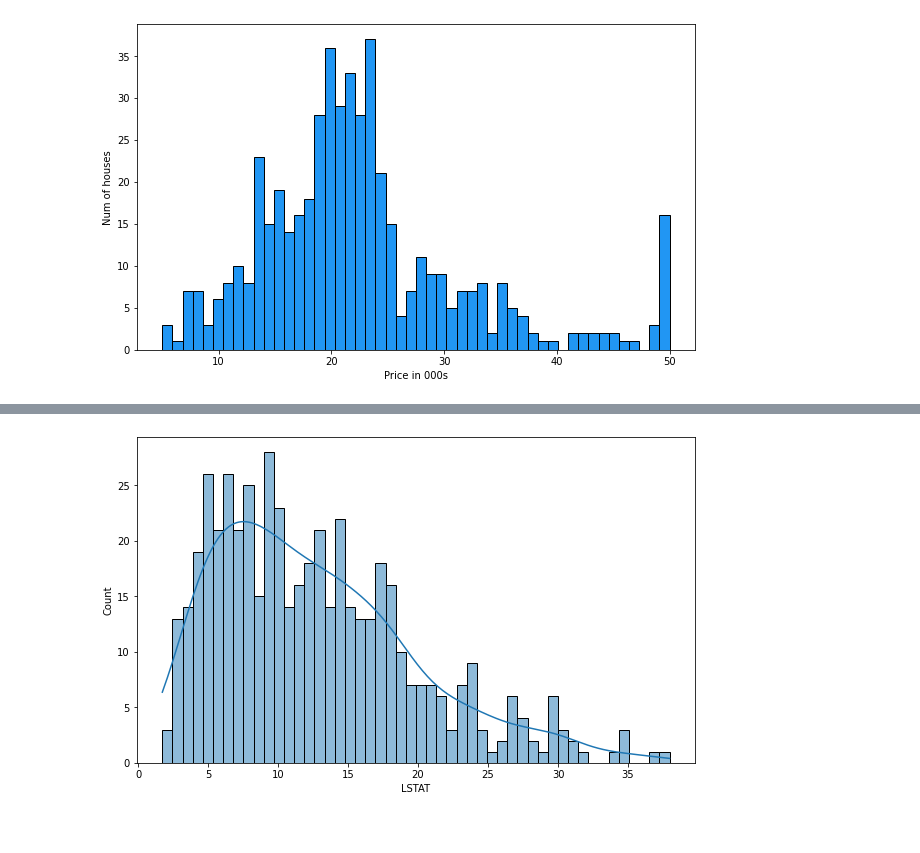
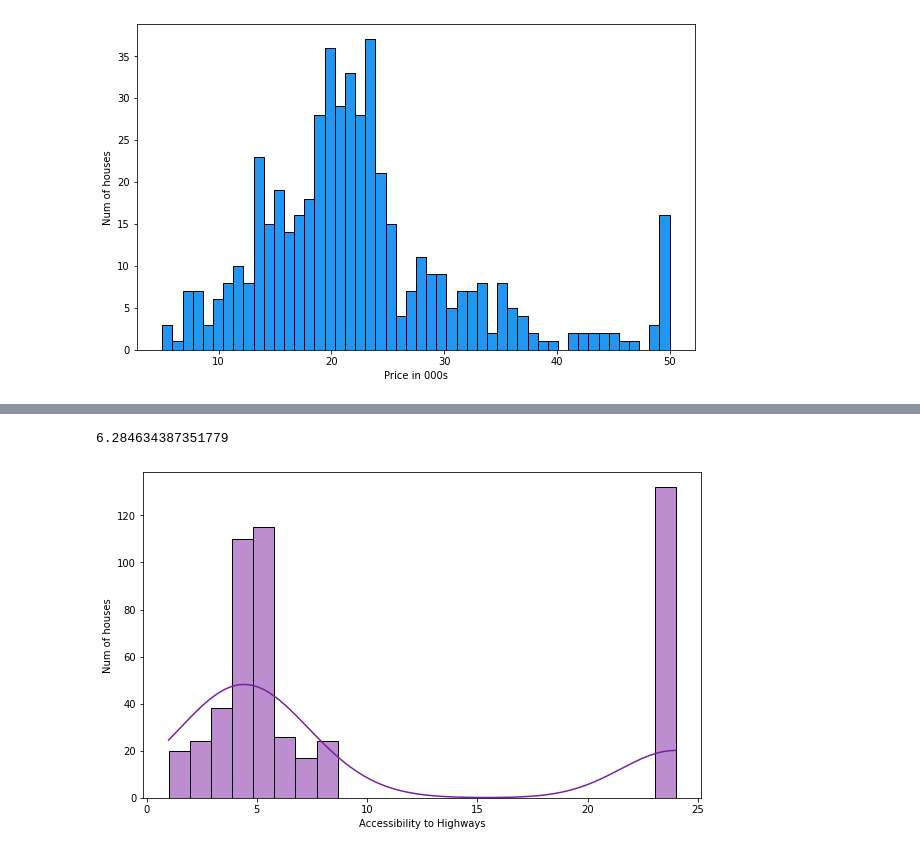
Before and after one commit to marb61a/Data-Science-Projects, a Jupyter notebook: Multivariate_Regression/multivariate_regression.ipynb, the cells around one changed output, grey strips where cells are left out. Saved outputs shown, nothing was run; the diff lists cells and outputs as text; code cells hidden in the pictures.

```diff
--- a/Multivariate_Regression/multivariate_regression.ipynb
+++ b/Multivariate_Regression/multivariate_regression.ipynb
@@ -221,7 +232,14 @@ plt.show();
+# %%
+# Get average number of rooms
+data['RM'].mean()
+# %% [output]
+6.284634387351779
 # %%
-# Creat distplot for LSTAT
+# Show a plot of the accessiblity to highways
 plt.figure(figsize=(10, 6))
-sns.histplot(data['LSTAT'], bins=50, kde=True);
+sns.histplot(data['RAD'], bins=24, ec='black', kde=True, color='#7b1fa2');
+plt.xlabel('Accessibility to Highways')
+plt.ylabel('Num of houses')
 plt.show();
 # %% [output]
-[figure, old version]
+[figure, new version]
```
Also changed, not shown: parts of 4 cells of this notebook.
